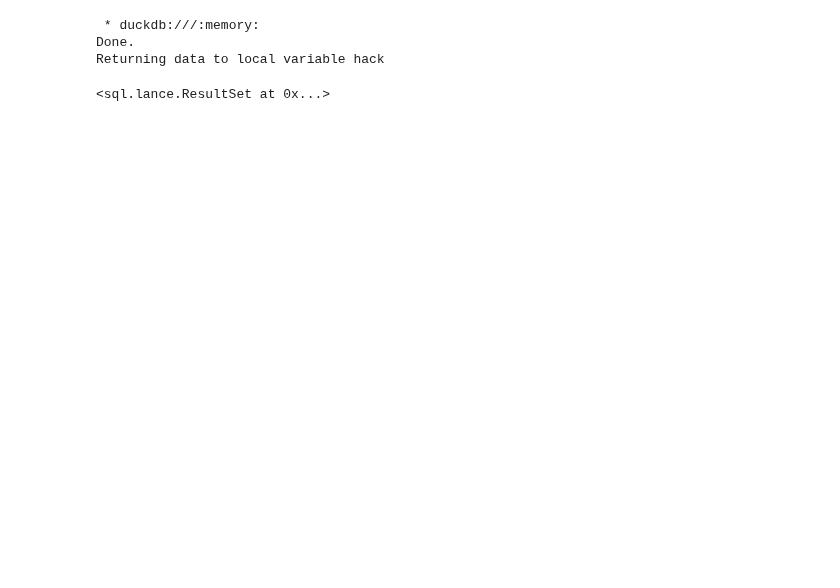
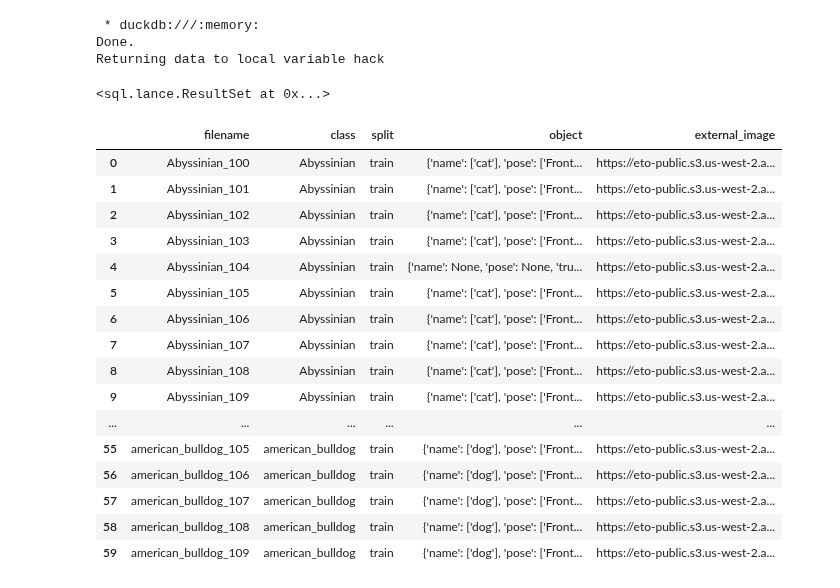
Before and after one commit to catherinedevlin/ipython-sql, a Jupyter notebook: examples/basic_hookup.ipynb, the cells around one changed output. Saved outputs shown, nothing was run; the diff lists cells and outputs as text; code cells hidden in the pictures; blank space fills up the shorter version.

```diff
--- a/examples/basic_hookup.ipynb
+++ b/examples/basic_hookup.ipynb
@@ -353,3 +365,23 @@ LIMIT 20;
 Done.
 Returning data to local variable hack
 <sql.lance.ResultSet at 0x...>
+# %%
+hack.df
+# %% [output]
+|  | filename | class | split | object | external_image |
+| 0 | Abyssinian_100 | Abyssinian | train | {'name': ['cat'], 'pose': ['Front... | https://eto-public.s3.us-west-2.a... |
+| 1 | Abyssinian_101 | Abyssinian | train | {'name': ['cat'], 'pose': ['Front... | https://eto-public.s3.us-west-2.a... |
+| 2 | Abyssinian_102 | Abyssinian | train | {'name': ['cat'], 'pose': ['Front... | https://eto-public.s3.us-west-2.a... |
+| 3 | Abyssinian_103 | Abyssinian | train | {'name': ['cat'], 'pose': ['Front... | https://eto-public.s3.us-west-2.a... |
+| 4 | Abyssinian_104 | Abyssinian | train | {'name': None, 'pose': None, 'tru... | https://eto-public.s3.us-west-2.a... |
+| 5 | Abyssinian_105 | Abyssinian | train | {'name': ['cat'], 'pose': ['Front... | https://eto-public.s3.us-west-2.a... |
+| 6 | Abyssinian_106 | Abyssinian | train | {'name': ['cat'], 'pose': ['Front... | https://eto-public.s3.us-west-2.a... |
+| 7 | Abyssinian_107 | Abyssinian | train | {'name': ['cat'], 'pose': ['Front... | https://eto-public.s3.us-west-2.a... |
+| 8 | Abyssinian_108 | Abyssinian | train | {'name': ['cat'], 'pose': ['Front... | https://eto-public.s3.us-west-2.a... |
+| 9 | Abyssinian_109 | Abyssinian | train | {'name': ['cat'], 'pose': ['Front... | https://eto-public.s3.us-west-2.a... |
+| ... | ... | ... | ... | ... | ... |
+| 55 | american_bulldog_105 | american_bulldog | train | {'name': ['dog'], 'pose': ['Front... | https://eto-public.s3.us-west-2.a... |
+| 56 | american_bulldog_106 | american_bulldog | train | {'name': ['dog'], 'pose': ['Front... | https://eto-public.s3.us-west-2.a... |
+| 57 | american_bulldog_107 | american_bulldog | train | {'name': ['dog'], 'pose': ['Front... | https://eto-public.s3.us-west-2.a... |
+| 58 | american_bulldog_108 | american_bulldog | train | {'name': ['dog'], 'pose': ['Front... | https://eto-public.s3.us-west-2.a... |
+| 59 | american_bulldog_109 | american_bulldog | train | {'name': ['dog'], 'pose': ['Front... | https://eto-public.s3.us-west-2.a... |
```
Also changed, not shown: parts of 7 cells of this notebook.
